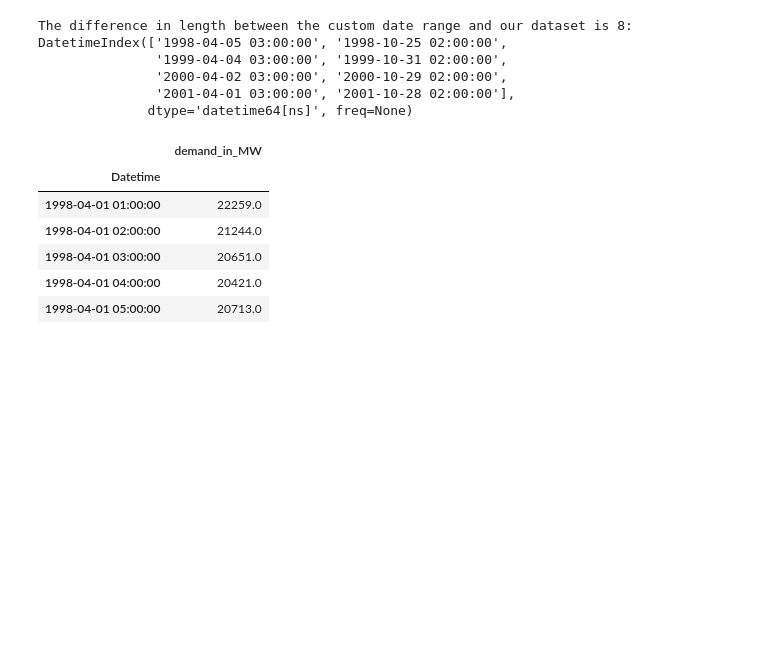
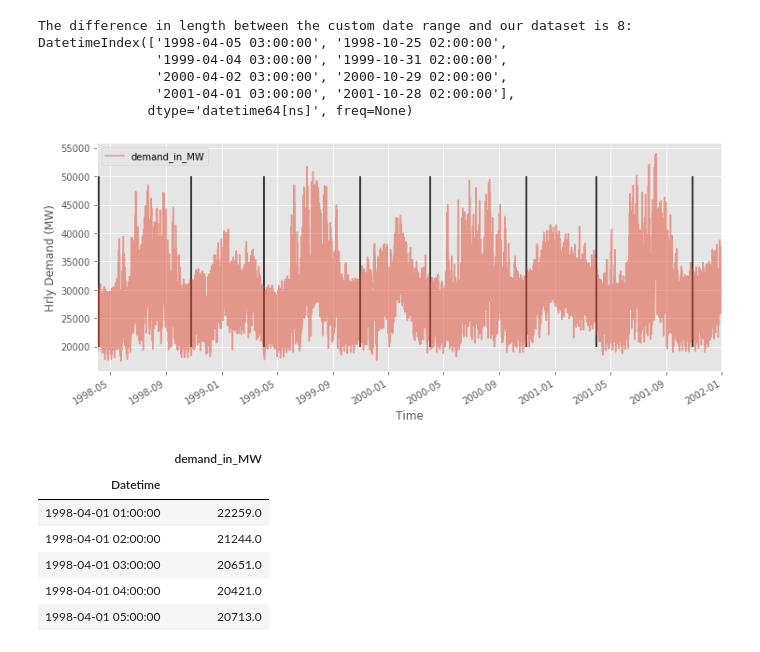
Before and after one commit to mshagirov/datathon2020, a Jupyter notebook: lab2/0_normalize_dataset.ipynb, the cells around one changed output. Cells and saved outputs as stored; diff of their text form; code cells hidden in the pictures; blank space fills up the shorter version.

```diff
--- a/lab2/0_normalize_dataset.ipynb
+++ b/lab2/0_normalize_dataset.ipynb
@@ -82,6 +92,14 @@ DatetimeIndex(['1998-04-05 03:00:00', '1998-10-25 02:00:00',
                '2000-04-02 03:00:00', '2000-10-29 02:00:00',
                '2001-04-01 03:00:00', '2001-10-28 02:00:00'],
               dtype='datetime64[ns]', freq=None)
+# %%
+ax=df.plot(style='-',alpha=.5,figsize=[12,5])
+ax.set_ylabel('Hrly Demand (MW)')
+ax.set_xlabel('Time')
+ax.vlines(date_range.difference(df.index),20000,50000,'k')
+plt.show()
+# %% [output]
+[figure, added]
 # %%
 df.head()
 # %% [output]
```
Also changed, not shown: parts of 48 cells of this notebook, 29 other files.
